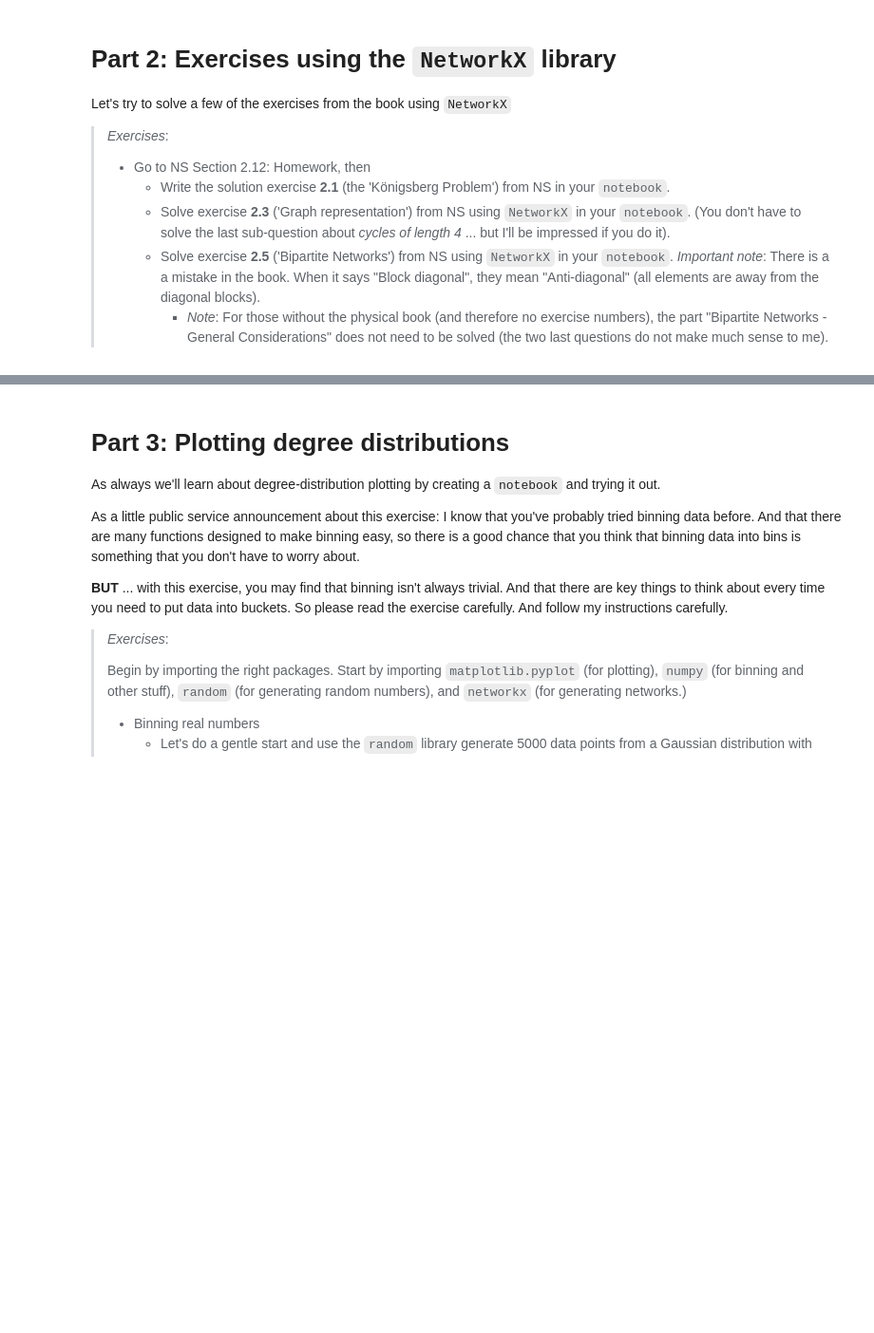
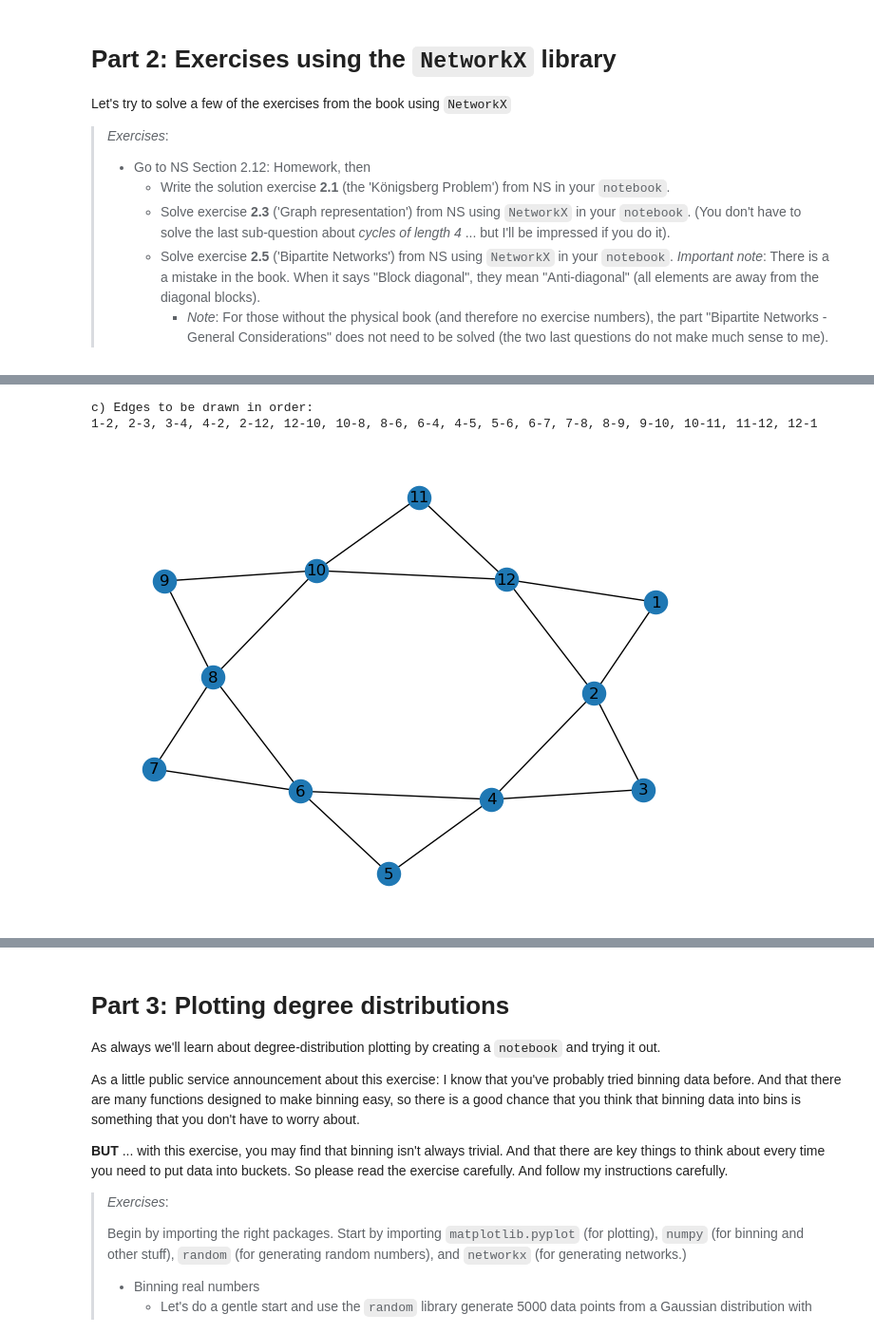
Before and after one commit to eperst/socialgraphs2023, a Jupyter notebook: lectures/Week2.ipynb, the cells around one changed output, grey strips where cells are left out. Shown: that part at 95% size. Cells and saved outputs as stored; diff of their text form; code cells hidden in the pictures; blank space fills up the shorter version.

```diff
--- a/lectures/Week2.ipynb
+++ b/lectures/Week2.ipynb
@@ -103,0 +139,8 @@ import networkx as nx
+# %%
+c = nx.Graph([(1, 2), (2, 3), (3, 4), (4, 5), (5, 6), (6, 7), (7, 8), (8, 9), (9, 10), (10, 11), (11, 12), (12, 1), (2, 4), (4, 6), (6,8), (8, 10), (10, 12), (12, 2)])
+nx.draw(c, with_labels=True)
+print_eulerian_path(c, "c")
+# %% [output]
+c) Edges to be drawn in order:
+1-2, 2-3, 3-4, 4-2, 2-12, 12-10, 10-8, 8-6, 6-4, 4-5, 5-6, 6-7, 7-8, 8-9, 9-10, 10-11, 11-12, 12-1
+[figure, added]
```
Also changed, not shown: parts of 18 cells of this notebook, 1 other file.
